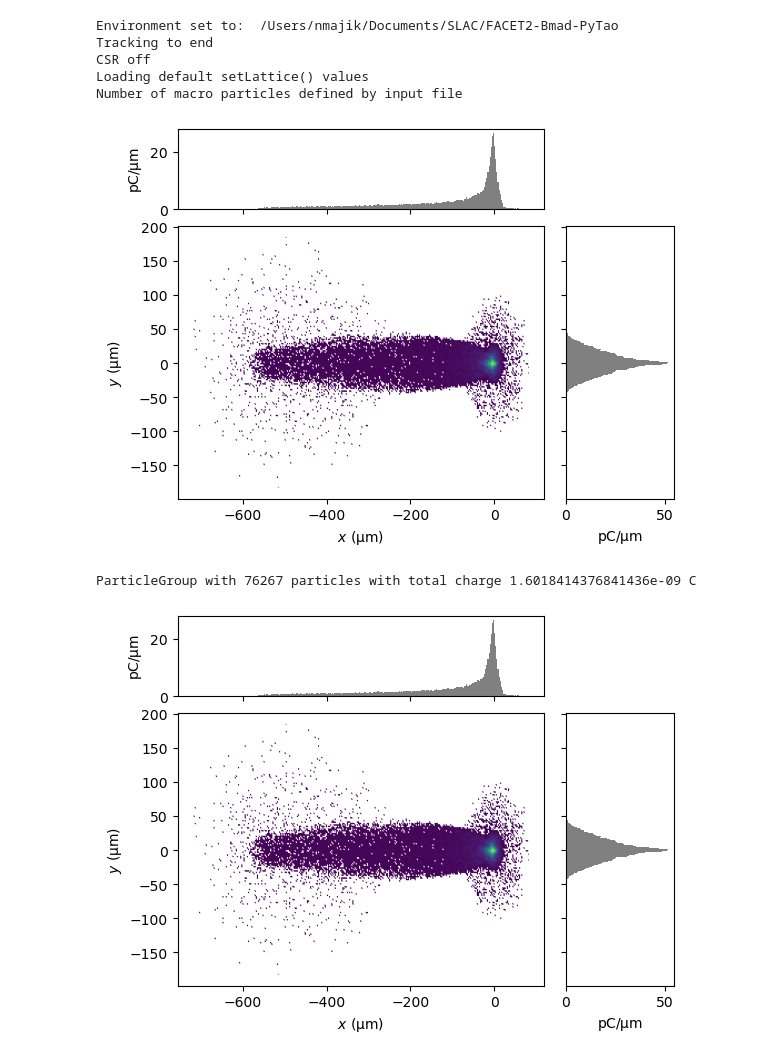
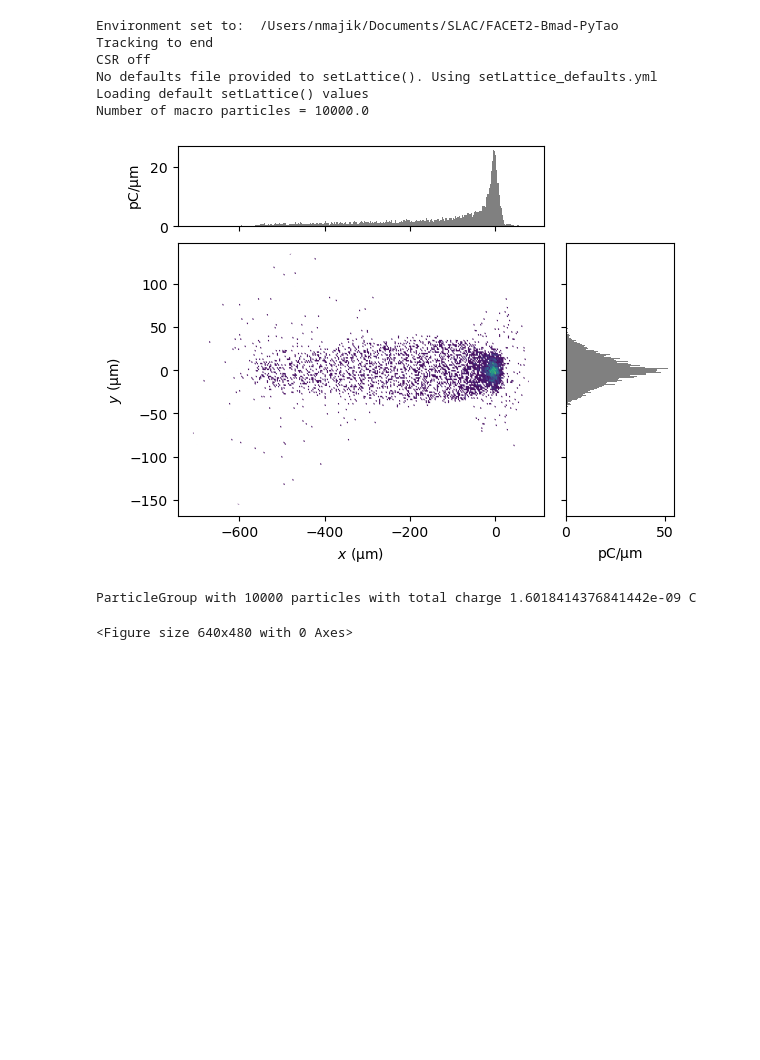
Before and after one commit to slaclab/Jitter-Forked-FACET2-Bmad-PyTao, a Jupyter notebook: 2024-06-26 Testing quickstart utility.ipynb, the cells around one changed output. Saved outputs shown, nothing was run; the diff lists cells and outputs as text; code cells hidden in the pictures; blank space fills up the shorter version.

```diff
--- a/2024-06-26 Testing quickstart utility.ipynb
+++ b/2024-06-26 Testing quickstart utility.ipynb
@@ -19,22 +19,25 @@ File:      ~/Documents/SLAC/FACET2-Bmad-PyTao/UTILITY_quickstart.py
 Type:      function
 # %%
 tao = initializeTao(
-    inputBeamFilePathSuffix = '/beams/nmmToL0AFEND_2bunch_2024-02-16Clean/2024-02-16_2bunch_1e5Downsample_nudgeWeights_driverOnly_2023-05-16InjectorMatch.h5'
+    inputBeamFilePathSuffix = '/beams/nmmToL0AFEND_2bunch_2024-02-16Clean/2024-02-16_2bunch_1e5Downsample_nudgeWeights_driverOnly_2023-05-16InjectorMatch.h5',
+    numMacroParticles = 1e4
 )
 # %% [output]
 Environment set to:  /Users/nmajik/Documents/SLAC/FACET2-Bmad-PyTao
 Tracking to end
 CSR off
+No defaults file provided to setLattice(). Using setLattice_defaults.yml
 Loading default setLattice() values
-Number of macro particles defined by input file
+Number of macro particles = 10000.0
 # %%
 trackBeam(tao)
 # %%
 P =  ParticleGroup(data=tao.bunch_data("PENT"))
 display(plotMod(P, 'x', 'y',  bins=300));
+plt.clf()
 
 print(P)
 # %% [output]
-[figure, old version]
+[figure, new version]
-ParticleGroup with 76267 particles with total charge 1.6018414376841436e-09 C
+ParticleGroup with 10000 particles with total charge 1.6018414376841442e-09 C
-[figure, removed]
+<Figure size 640x480 with 0 Axes>
```
Also changed, not shown: 3 other files.
